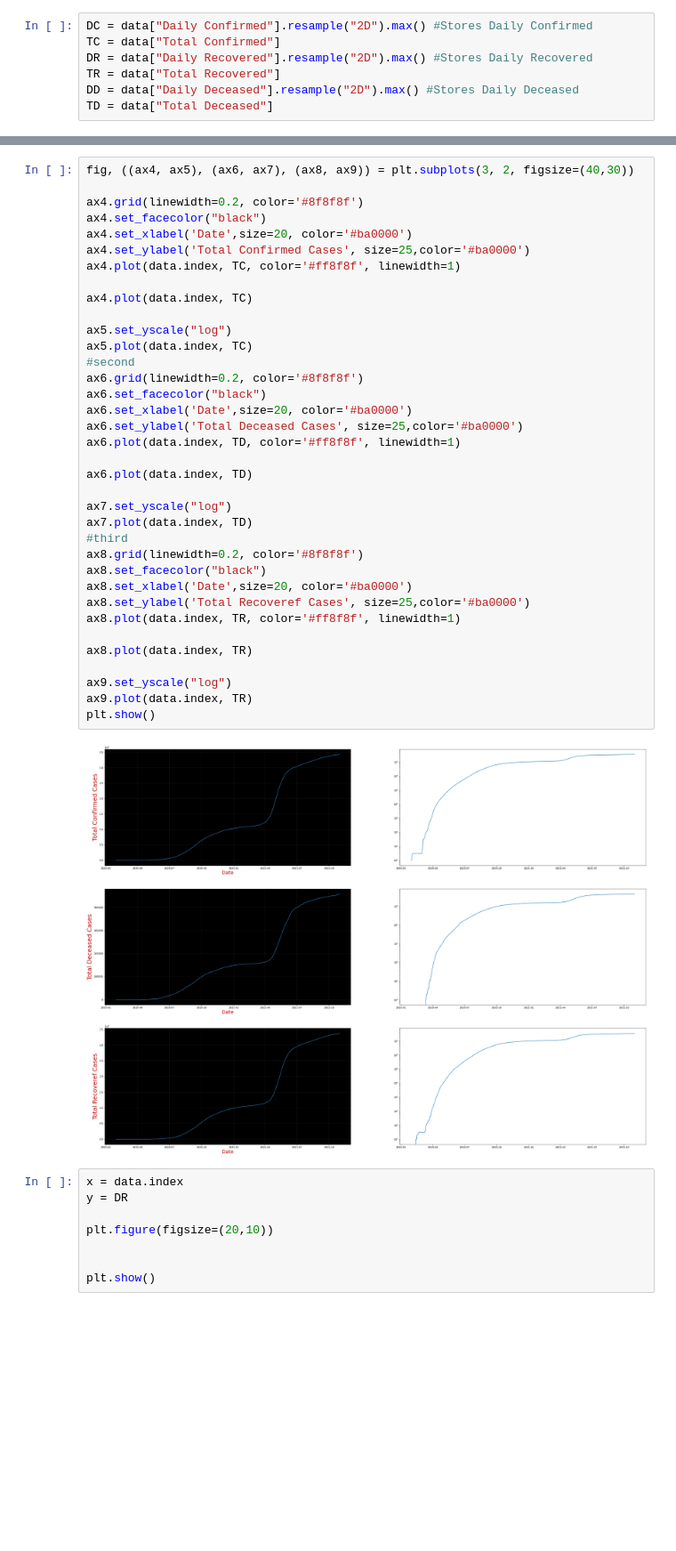
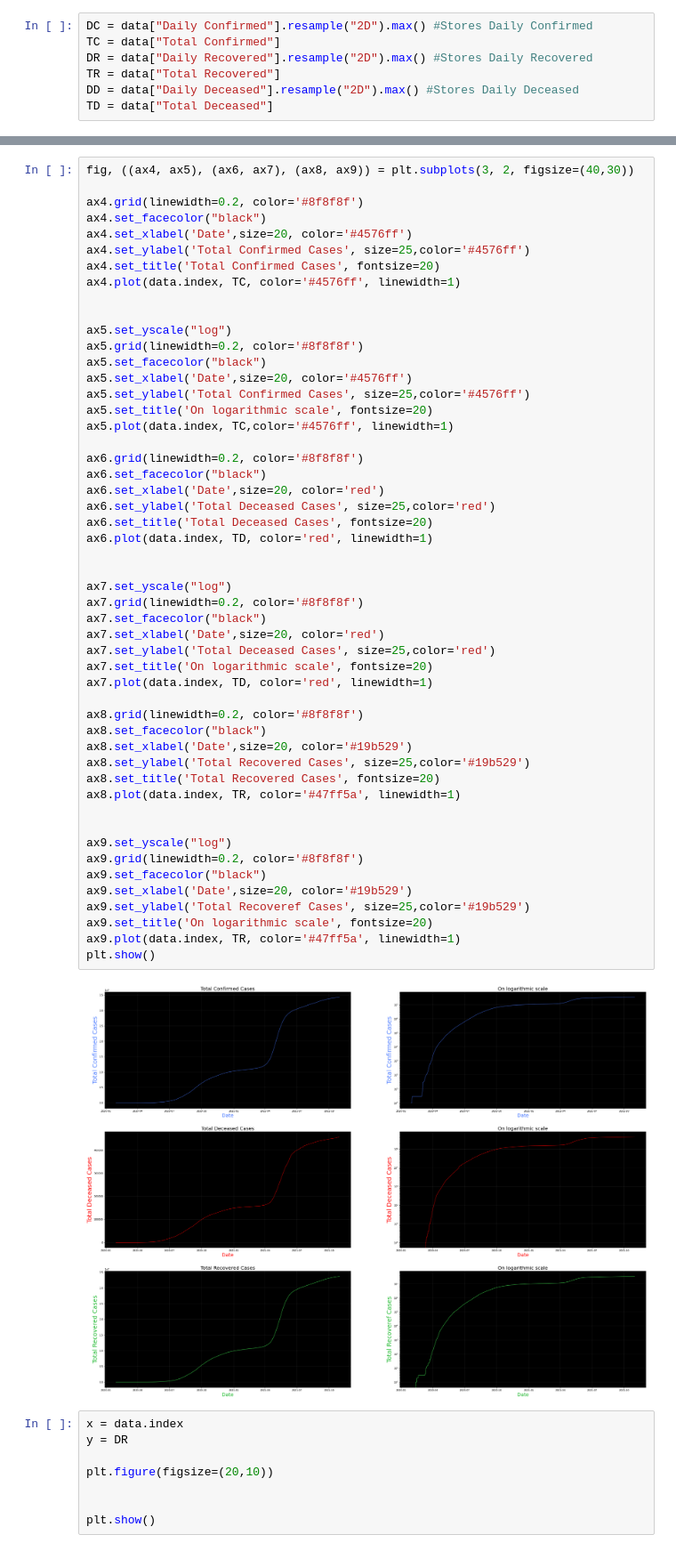
Before and after one commit to raunak51299/covid19_data_visualization, a Jupyter notebook: main.ipynb, the cells around one changed output, grey strips where cells are left out. Shown at 89% size. Saved outputs shown, nothing was run; the diff lists cells and outputs as text; blank space fills up the shorter version.

```diff
--- a/main.ipynb
+++ b/main.ipynb
@@ -83,41 +83,56 @@ plt.show()
 # %%
 fig, ((ax4, ax5), (ax6, ax7), (ax8, ax9)) = plt.subplots(3, 2, figsize=(40,30))
 
 ax4.grid(linewidth=0.2, color='#8f8f8f')
 ax4.set_facecolor("black")
-ax4.set_xlabel('Date',size=20, color='#ba0000')
-ax4.set_ylabel('Total Confirmed Cases', size=25,color='#ba0000')
-ax4.plot(data.index, TC, color='#ff8f8f', linewidth=1)
+ax4.set_xlabel('Date',size=20, color='#4576ff')
+ax4.set_ylabel('Total Confirmed Cases', size=25,color='#4576ff')
+ax4.set_title('Total Confirmed Cases', fontsize=20)
+ax4.plot(data.index, TC, color='#4576ff', linewidth=1)
 
-ax4.plot(data.index, TC)
 
 ax5.set_yscale("log")
-ax5.plot(data.index, TC)
-#second
+ax5.grid(linewidth=0.2, color='#8f8f8f')
+ax5.set_facecolor("black")
+ax5.set_xlabel('Date',size=20, color='#4576ff')
+ax5.set_ylabel('Total Confirmed Cases', size=25,color='#4576ff')
+ax5.set_title('On logarithmic scale', fontsize=20)
+ax5.plot(data.index, TC,color='#4576ff', linewidth=1)
+
 ax6.grid(linewidth=0.2, color='#8f8f8f')
 ax6.set_facecolor("black")
-ax6.set_xlabel('Date',size=20, color='#ba0000')
-ax6.set_ylabel('Total Deceased Cases', size=25,color='#ba0000')
-ax6.plot(data.index, TD, color='#ff8f8f', linewidth=1)
+ax6.set_xlabel('Date',size=20, color='red')
+ax6.set_ylabel('Total Deceased Cases', size=25,color='red')
+ax6.set_title('Total Deceased Cases', fontsize=20)
+ax6.plot(data.index, TD, color='red', linewidth=1)
 
-ax6.plot(data.index, TD)
 
 ax7.set_yscale("log")
-ax7.plot(data.index, TD)
-#third
+ax7.grid(linewidth=0.2, color='#8f8f8f')
+ax7.set_facecolor("black")
+ax7.set_xlabel('Date',size=20, color='red')
+ax7.set_ylabel('Total Deceased Cases', size=25,color='red')
+ax7.set_title('On logarithmic scale', fontsize=20)
+ax7.plot(data.index, TD, color='red', linewidth=1)
+
 ax8.grid(linewidth=0.2, color='#8f8f8f')
 ax8.set_facecolor("black")
-ax8.set_xlabel('Date',size=20, color='#ba0000')
-ax8.set_ylabel('Total Recoveref Cases', size=25,color='#ba0000')
-ax8.plot(data.index, TR, color='#ff8f8f', linewidth=1)
+ax8.set_xlabel('Date',size=20, color='#19b529')
+ax8.set_ylabel('Total Recovered Cases', size=25,color='#19b529')
+ax8.set_title('Total Recovered Cases', fontsize=20)
+ax8.plot(data.index, TR, color='#47ff5a', linewidth=1)
 
-ax8.plot(data.index, TR)
 
 ax9.set_yscale("log")
-ax9.plot(data.index, TR)
+ax9.grid(linewidth=0.2, color='#8f8f8f')
+ax9.set_facecolor("black")
+ax9.set_xlabel('Date',size=20, color='#19b529')
+ax9.set_ylabel('Total Recoveref Cases', size=25,color='#19b529')
+ax9.set_title('On logarithmic scale', fontsize=20)
+ax9.plot(data.index, TR, color='#47ff5a', linewidth=1)
 plt.show()
 # %% [output]
-[figure, old version]
+[figure, new version]
 # %%
 x = data.index
 y = DR
```
Also changed, not shown: parts of 1 cell of this notebook.
